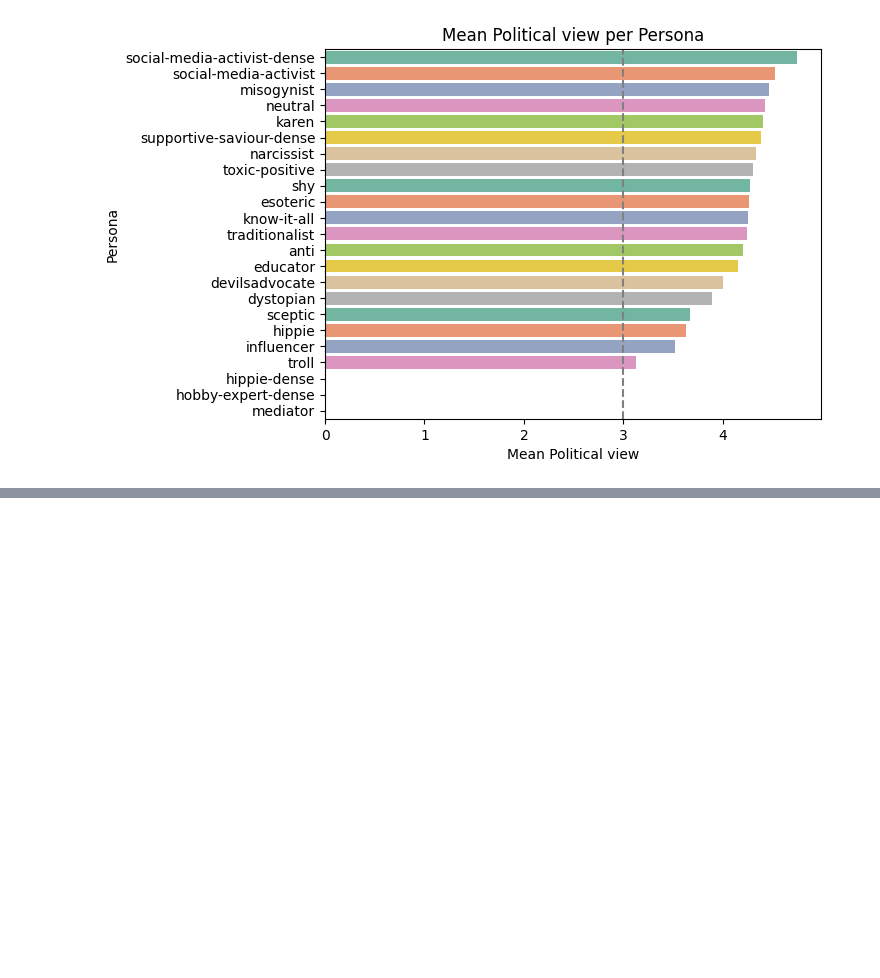
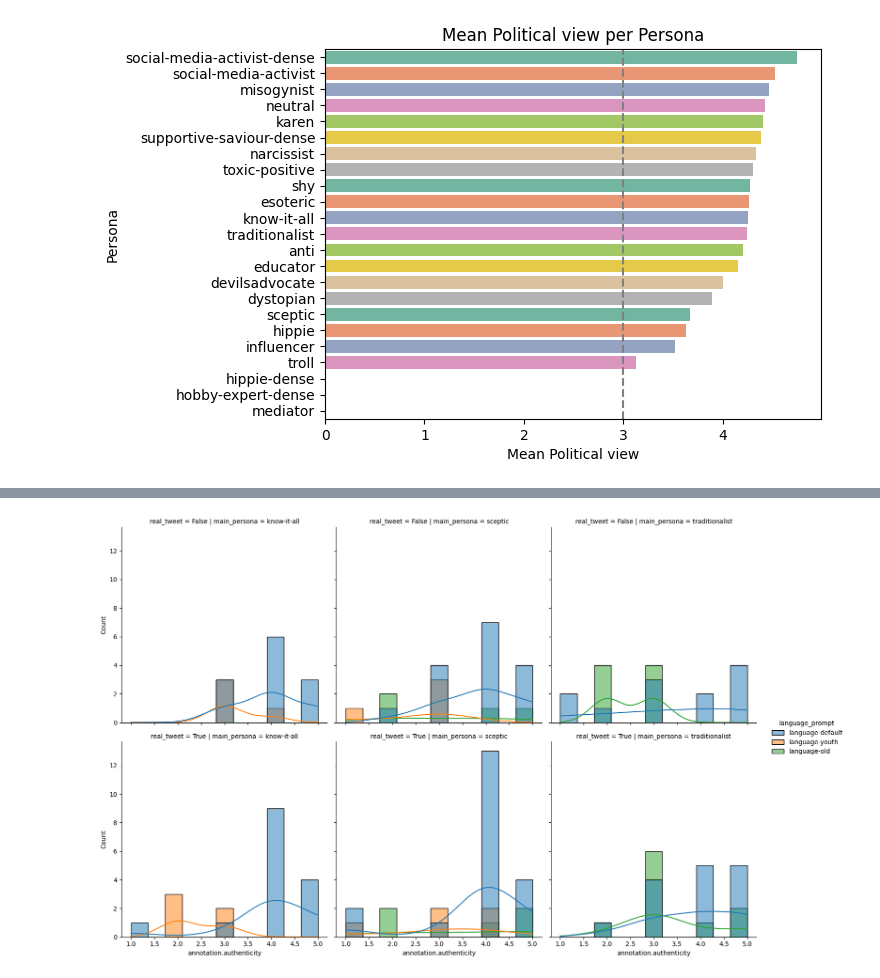
Before and after one commit to JanSt-nobot/TWON-Agents-RCS, a Jupyter notebook: experiments/RCS/0.1-Data-Processing.ipynb, the cells around one changed output, grey strips where cells are left out. Saved outputs shown, nothing was run; the diff lists cells and outputs as text; code cells hidden in the pictures; blank space fills up the shorter version.

Commit message:
language analysis

```diff
--- a/experiments/RCS/0.1-Data-Processing.ipynb
+++ b/experiments/RCS/0.1-Data-Processing.ipynb
@@ -195,0 +214,14 @@ ax.get_figure().savefig(f'{OUT_PATH}/{plot_name}.language.model.auth.pdf', forma
+# %%
+selected_dataset = dataset[dataset['main_persona'].isin(['sceptic', 'traditionalist', 'know-it-all'])]
+ax = sns.displot(
+    selected_dataset,
+    x="annotation.authenticity",
+    col="main_persona",
+    row="real_tweet",
+    hue="language_prompt",
+    kde=True,
+    #row_order=LANG_ORDER,
+)
+#ax.savefig(f'{OUT_PATH}/dist.persona.language.model.auth.pdf', format="pdf", bbox_inches="tight")
+# %% [output]
+[figure, added]
```
Also changed, not shown: parts of 6 cells of this notebook, 1 other file.
